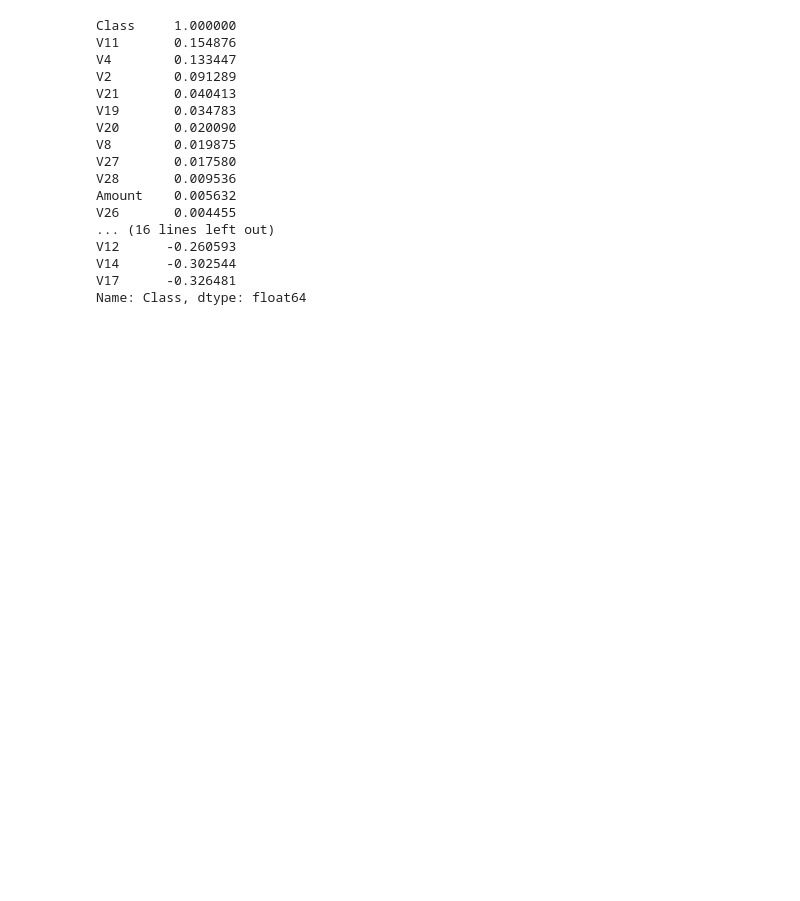
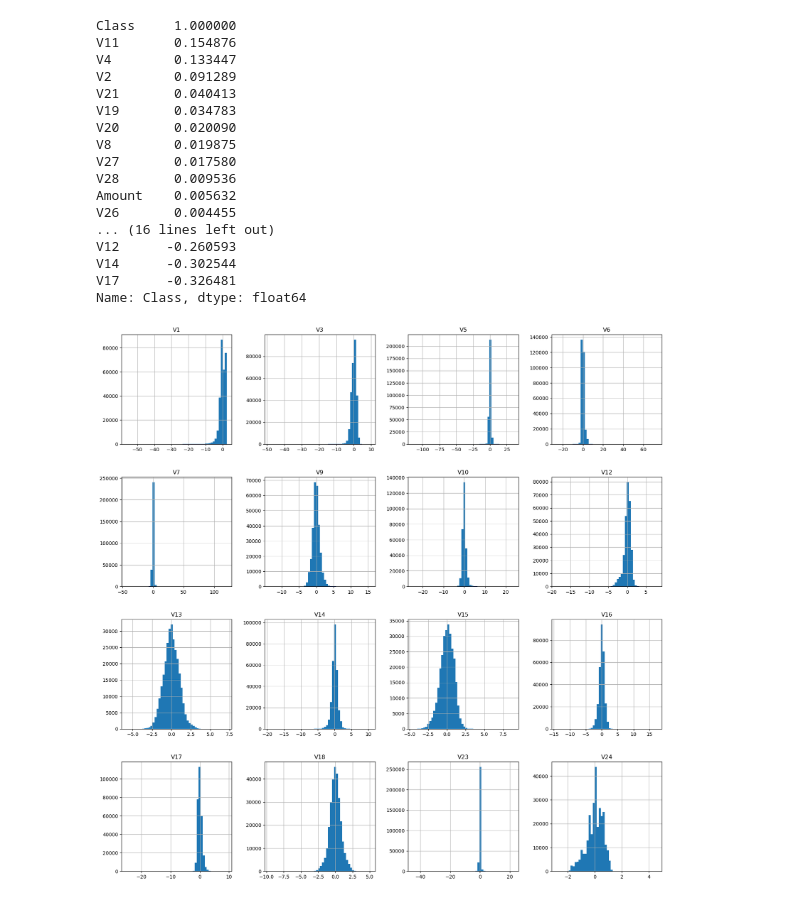
Before and after one commit to SenZmaKi/Credit-Card-Fraud-Detection, a Jupyter notebook: Credit Card Fraud Detection.ipynb, the cells around one changed output. Drawn from its saved outputs; the diff is of its cells as text; code cells hidden in the pictures; blank space fills up the shorter version.

```diff
--- a/Credit Card Fraud Detection.ipynb
+++ b/Credit Card Fraud Detection.ipynb
@@ -51,3 +52,12 @@ V12      -0.260593
 V14      -0.302544
 V17      -0.326481
 Name: Class, dtype: float64
+# %%
+keys = corr_matrix["Class"].keys()
+
+significant_features_literals = [x for x in keys if corr_matrix["Class"][x] < 0]
+significant_features = transactions[significant_features_literals]
+significant_features.drop("Time",axis=1).hist(bins=50, figsize=(20, 20))
+plt.show()
+# %% [output]
+[figure, added]
```
Also changed, not shown: parts of 6 cells of this notebook.
